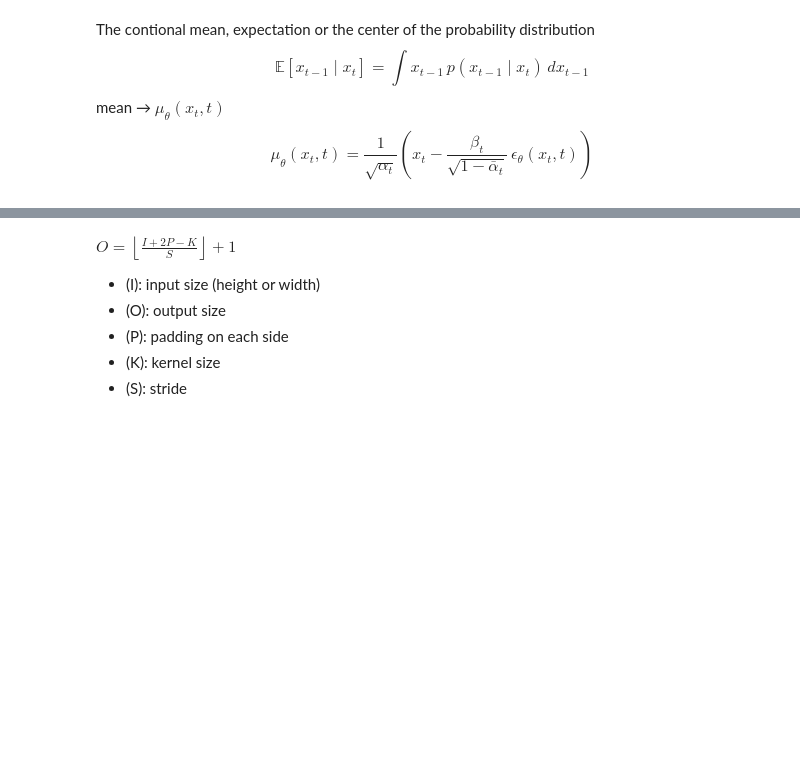
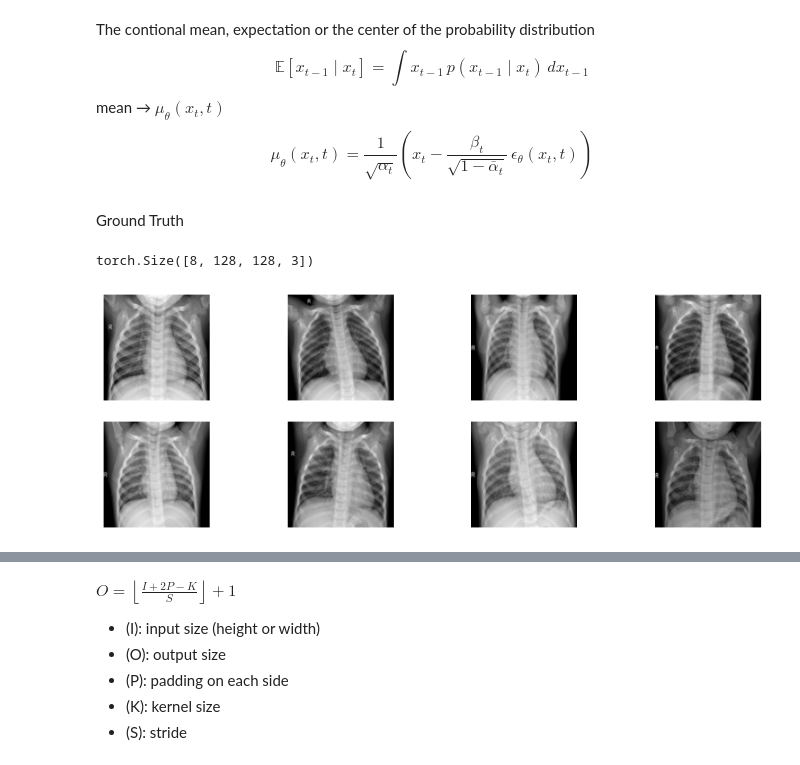
Before and after one commit to yomisosanya/diffusion-model-prototype, a Jupyter notebook: unet_02.ipynb, the cells around one changed output, grey strips where cells are left out. Drawn from its saved outputs; the diff is of its cells as text; code cells hidden in the pictures; blank space fills up the shorter version.

```diff
--- a/unet_02.ipynb
+++ b/unet_02.ipynb
@@ -624,3 +704,36 @@ def sample(
     model.train()
 
     return (x0.clamp(-1, 1) + 1) / 2
+# %% [markdown]
+Ground Truth
+# %%
+samp = ChestXRay()
+
+
+sample_loader = DataLoader(dataset=samp, batch_size=batches, shuffle=True)
+
+images, labels = next(iter(sample_loader))
+
+images = (images + 1) / 2
+
+images = torch.clamp(images, 0.0, 1.0)
+
+images = images.permute(0, 2, 3, 1).cpu()
+
+
+fig, axes = plt.subplots(nrows=2, ncols=4, figsize=(12, 4))
+
+axes = axes.flatten()
+
+for i, ax in enumerate(axes):
+    ax.imshow(images[i])
+    ax.axis('off')
+
+
+
+
+
+images.shape
+# %% [output]
+torch.Size([8, 128, 128, 3])
+[figure, added]
```
Also changed, not shown: parts of 10 cells of this notebook.
